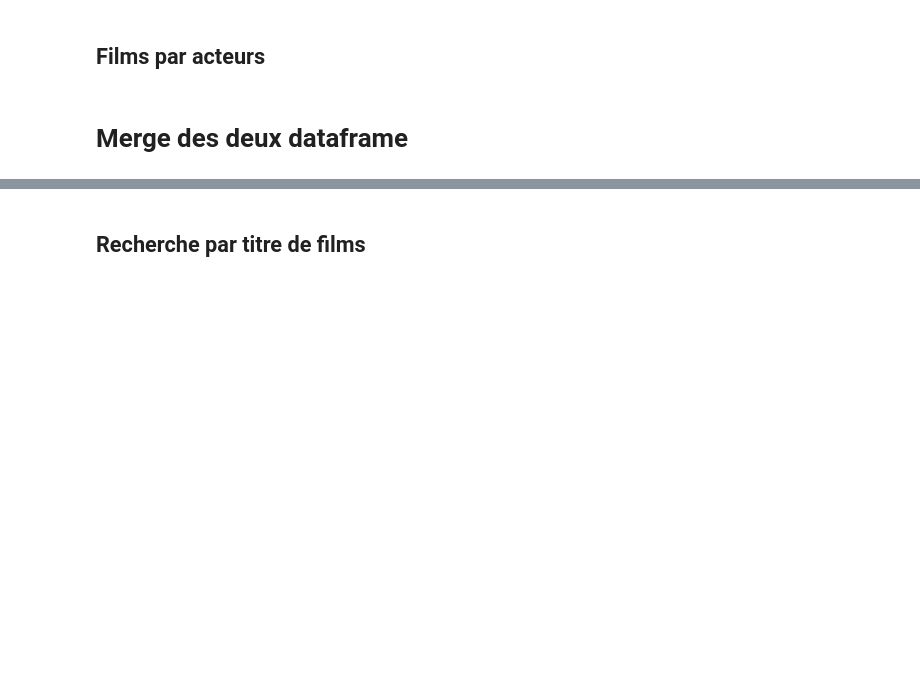
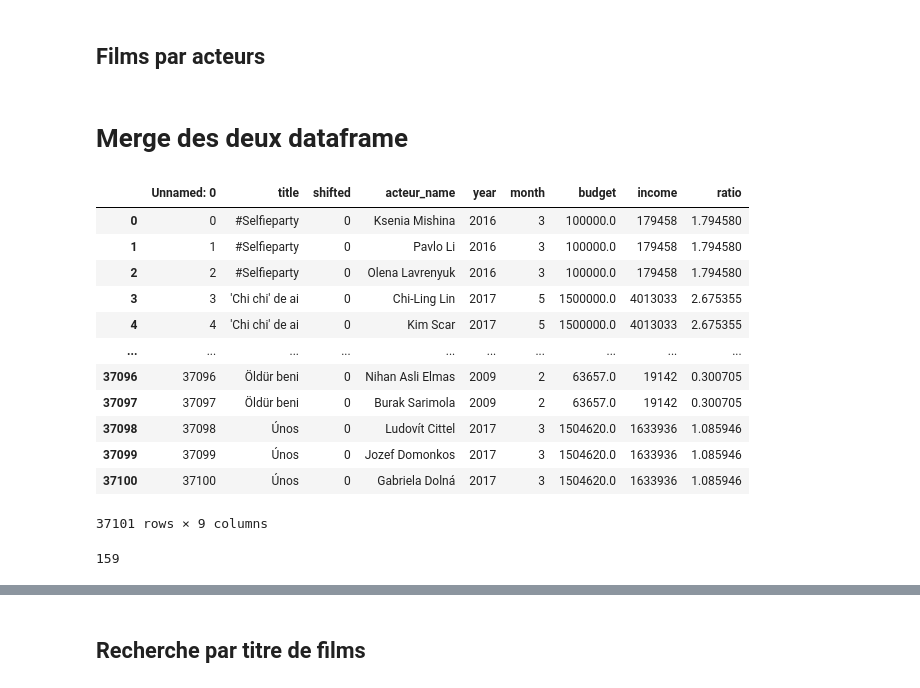
Before and after one commit to OscarTou/CinePred, a Jupyter notebook: notebooks/PLOT et Création de features.ipynb, the cells around one changed output, grey strips where cells are left out. Drawn from its saved outputs; the diff is of its cells as text; code cells hidden in the pictures; blank space fills up the shorter version.

```diff
--- a/notebooks/PLOT et Création de features.ipynb
+++ b/notebooks/PLOT et Création de features.ipynb
@@ -197,3 +181,17 @@ acteurs_df = pd.read_csv('../raw_data/cat_acteur.csv')
 # %%
-acteurs_df
+# acteurs_df
+# %% [output]
+|  | Unnamed: 0 | title | shifted | acteur_name | year | month | budget | income | ratio |
+| 0 | 0 | #Selfieparty | 0 | Ksenia Mishina | 2016 | 3 | 100000.0 | 179458 | 1.794580 |
+| 1 | 1 | #Selfieparty | 0 | Pavlo Li | 2016 | 3 | 100000.0 | 179458 | 1.794580 |
+| 2 | 2 | #Selfieparty | 0 | Olena Lavrenyuk | 2016 | 3 | 100000.0 | 179458 | 1.794580 |
+| 3 | 3 | 'Chi chi' de ai | 0 | Chi-Ling Lin | 2017 | 5 | 1500000.0 | 4013033 | 2.675355 |
+| 4 | 4 | 'Chi chi' de ai | 0 | Kim Scar | 2017 | 5 | 1500000.0 | 4013033 | 2.675355 |
+| ... | ... | ... | ... | ... | ... | ... | ... | ... | ... |
+| 37096 | 37096 | Öldür beni | 0 | Nihan Asli Elmas | 2009 | 2 | 63657.0 | 19142 | 0.300705 |
+| 37097 | 37097 | Öldür beni | 0 | Burak Sarimola | 2009 | 2 | 63657.0 | 19142 | 0.300705 |
+| 37098 | 37098 | Únos | 0 | Ludovít Cittel | 2017 | 3 | 1504620.0 | 1633936 | 1.085946 |
+| 37099 | 37099 | Únos | 0 | Jozef Domonkos | 2017 | 3 | 1504620.0 | 1633936 | 1.085946 |
+| 37100 | 37100 | Únos | 0 | Gabriela Dolná | 2017 | 3 | 1504620.0 | 1633936 | 1.085946 |
+37101 rows × 9 columns
 # %%
@@ -203,3 +201,5 @@ acteurs_df_cat = acteurs_df.loc[(acteurs_df['ratio']>=5) & (acteurs_df['budget']
 # %%
-len(acteurs_df_cat['acteur_name'].unique())
+# len(acteurs_df_cat['acteur_name'].unique())
+# %% [output]
+159
 # %%
```
Also changed, not shown: parts of 20 cells of this notebook, 8 other files.
